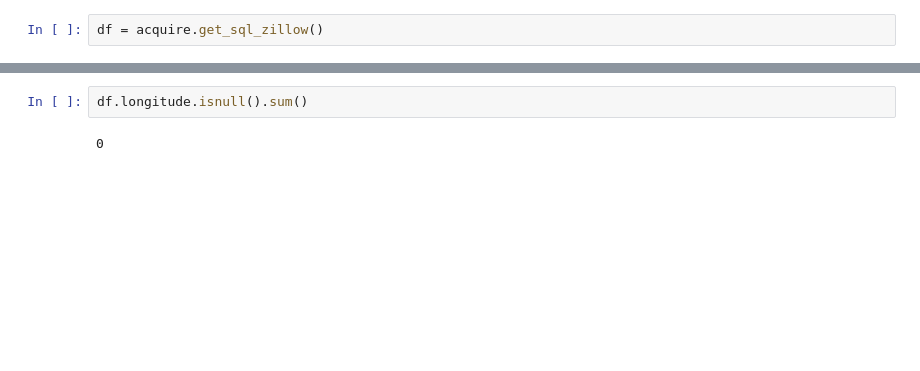
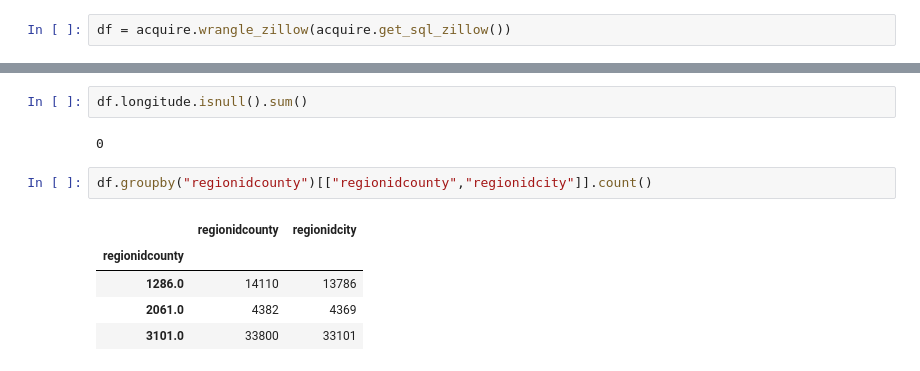
Before and after one commit to RainierCluster/zillow-cluster, a Jupyter notebook: Cris - Rainier-Cluster.ipynb, the cells around one changed output, grey strips where cells are left out. Cells and saved outputs as stored; diff of their text form; blank space fills up the shorter version.

```diff
--- a/Cris - Rainier-Cluster.ipynb
+++ b/Cris - Rainier-Cluster.ipynb
@@ -3,5 +6,5 @@ import acquire
 # %%
-df = acquire.get_sql_zillow()
+df = acquire.wrangle_zillow(acquire.get_sql_zillow())
 # %%
 df.T
 # %% [output]
@@ -27,3 +30,11 @@ df.T
 df.longitude.isnull().sum()
 # %% [output]
 0
+# %%
+df.groupby("regionidcounty")[["regionidcounty","regionidcity"]].count()
+# %% [output]
+|  | regionidcounty | regionidcity |
+| regionidcounty |  |  |
+| 1286.0 | 14110 | 13786 |
+| 2061.0 | 4382 | 4369 |
+| 3101.0 | 33800 | 33101 |
```
Also changed, not shown: parts of 2 cells of this notebook, 1 other file.
